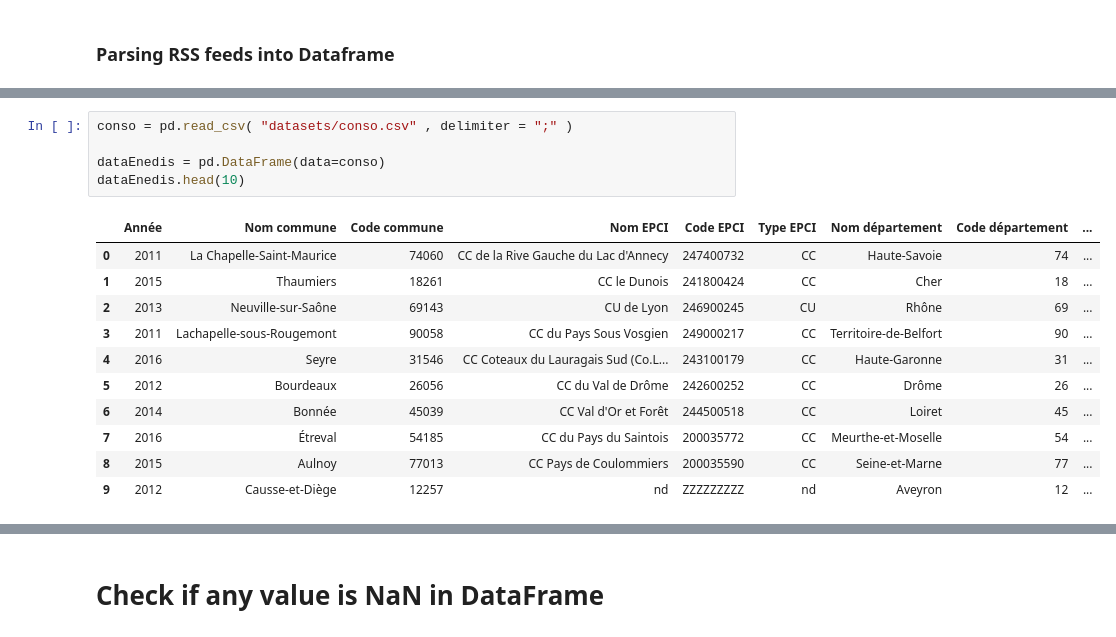
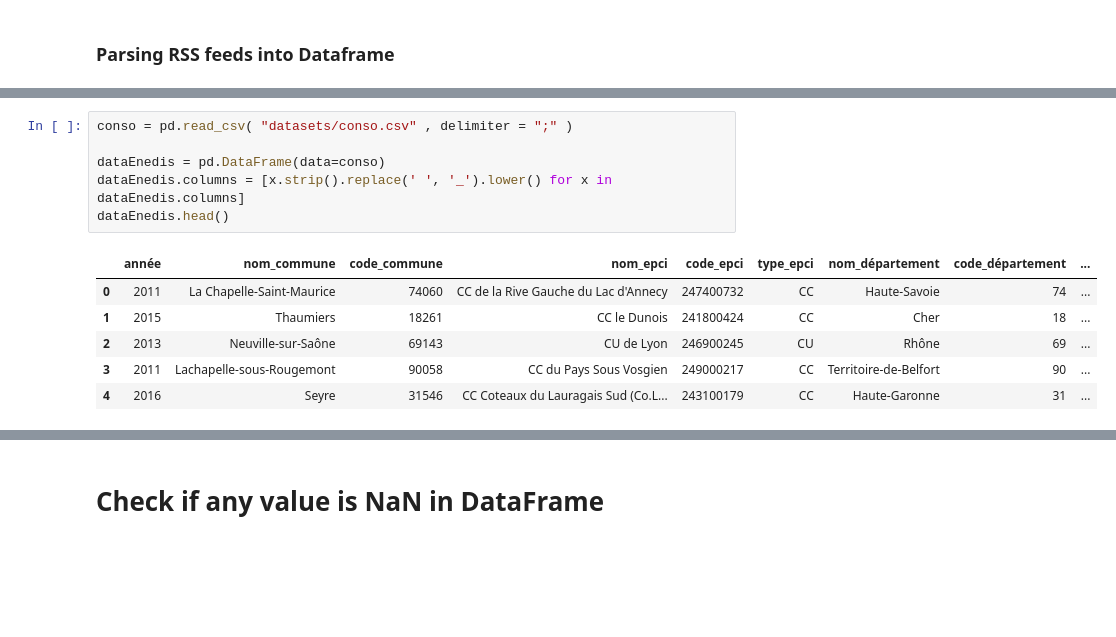
Before and after one commit to enzobes/house-rental-py, a Jupyter notebook: House-Rental.ipynb, the cells around one changed output, grey strips where cells are left out. Cells and saved outputs as stored; diff of their text form; blank space fills up the shorter version.

Commit message:
reformat dataset columns + code

```diff
--- a/House-Rental.ipynb
+++ b/House-Rental.ipynb
@@ -92,18 +92,14 @@ Il manque 89 entrées
 # %%
 conso = pd.read_csv( "datasets/conso.csv" , delimiter = ";" )
 
 dataEnedis = pd.DataFrame(data=conso)
-dataEnedis.head(10)
+dataEnedis.columns = [x.strip().replace(' ', '_').lower() for x in dataEnedis.columns]
+dataEnedis.head()
 # %% [output]
-|  | Année | Nom commune | Code commune | Nom EPCI | Code EPCI | Type EPCI | Nom département | Code département | ... |
+|  | année | nom_commune | code_commune | nom_epci | code_epci | type_epci | nom_département | code_département | ... |
 | 0 | 2011 | La Chapelle-Saint-Maurice | 74060 | CC de la Rive Gauche du Lac d'Annecy | 247400732 | CC | Haute-Savoie | 74 | ... |
 | 1 | 2015 | Thaumiers | 18261 | CC le Dunois | 241800424 | CC | Cher | 18 | ... |
 | 2 | 2013 | Neuville-sur-Saône | 69143 | CU de Lyon | 246900245 | CU | Rhône | 69 | ... |
 | 3 | 2011 | Lachapelle-sous-Rougemont | 90058 | CC du Pays Sous Vosgien | 249000217 | CC | Territoire-de-Belfort | 90 | ... |
 | 4 | 2016 | Seyre | 31546 | CC Coteaux du Lauragais Sud (Co.L... | 243100179 | CC | Haute-Garonne | 31 | ... |
-| 5 | 2012 | Bourdeaux | 26056 | CC du Val de Drôme | 242600252 | CC | Drôme | 26 | ... |
-| 6 | 2014 | Bonnée | 45039 | CC Val d'Or et Forêt | 244500518 | CC | Loiret | 45 | ... |
-| 7 | 2016 | Étreval | 54185 | CC du Pays du Saintois | 200035772 | CC | Meurthe-et-Moselle | 54 | ... |
-| 8 | 2015 | Aulnoy | 77013 | CC Pays de Coulommiers | 200035590 | CC | Seine-et-Marne | 77 | ... |
-| 9 | 2012 | Causse-et-Diège | 12257 | nd | ZZZZZZZZZ | nd | Aveyron | 12 | ... |
 # %%
```
Also changed, not shown: parts of 13 cells of this notebook, 2 other files.
